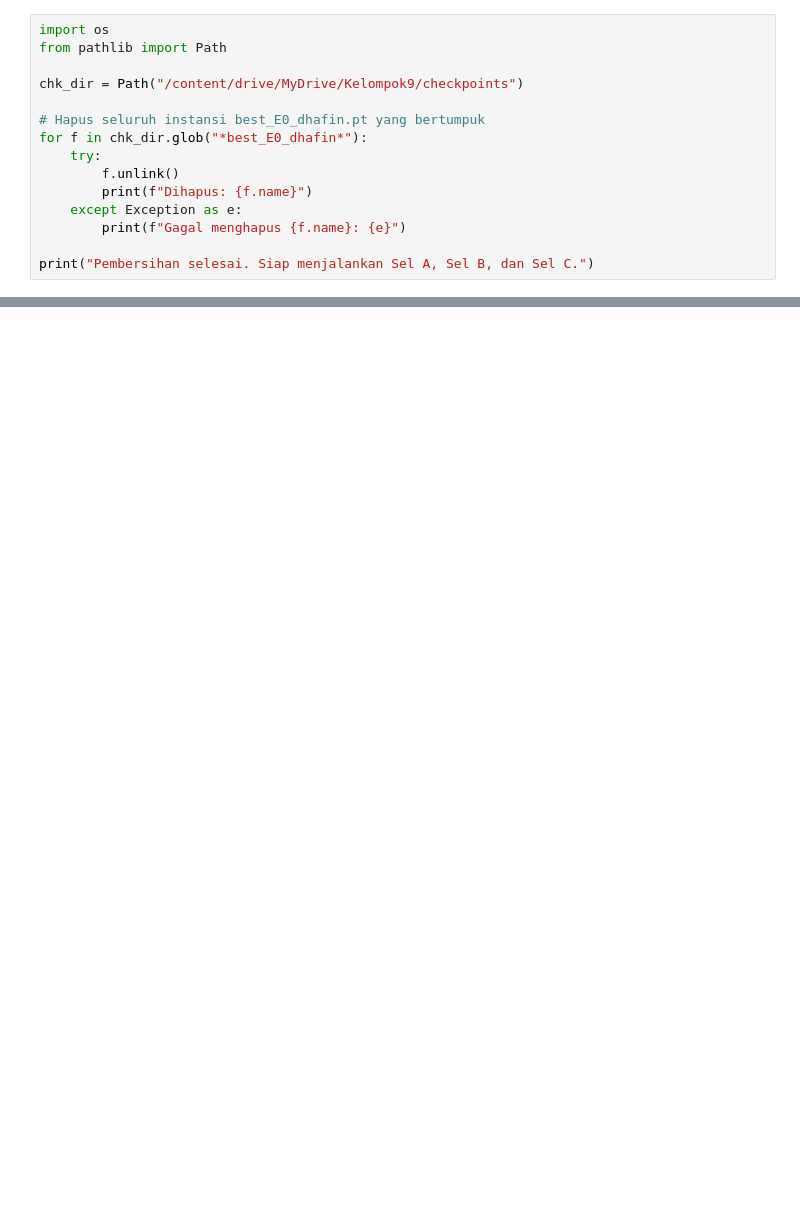
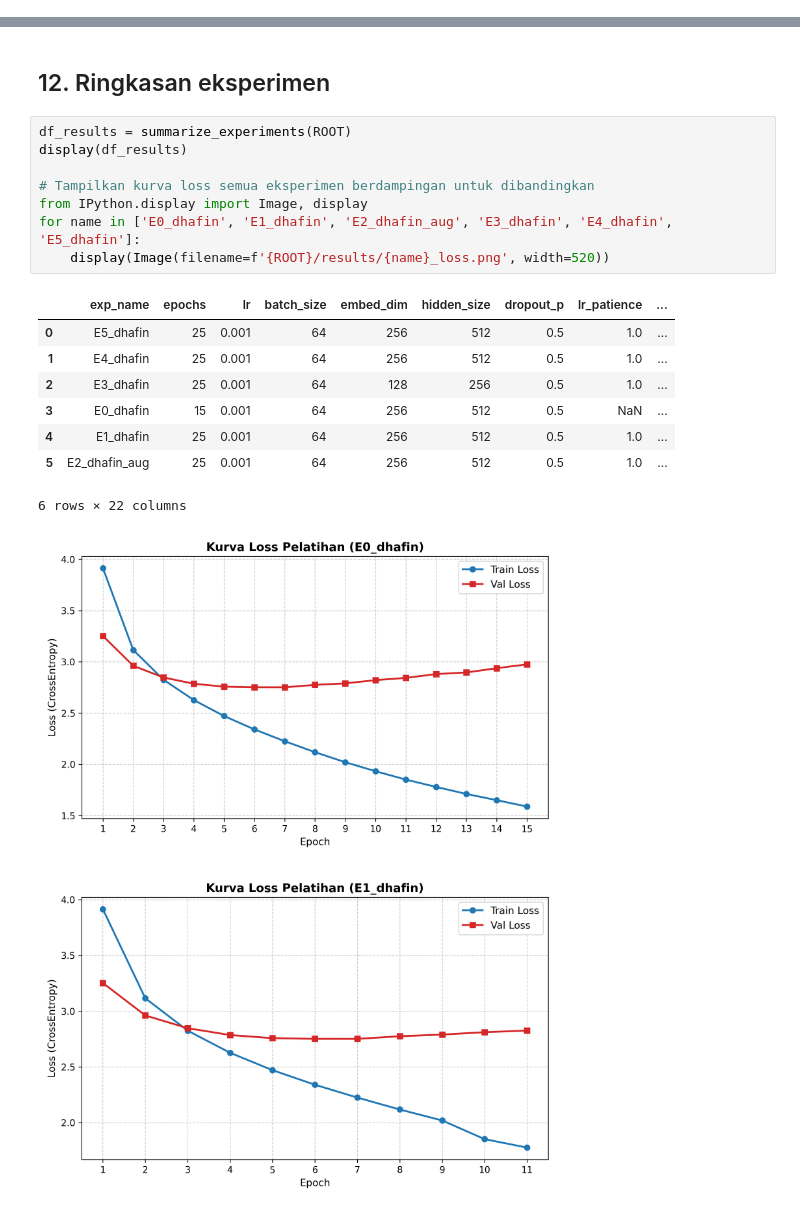
Before and after one commit to alifihsan7/kelompok9-image-captioning, a Jupyter notebook: notebooks/03_train.ipynb, the cells around one changed output, grey strips where cells are left out. Cells and saved outputs as stored; diff of their text form; blank space fills up the shorter version.

```diff
--- a/notebooks/03_train.ipynb
+++ b/notebooks/03_train.ipynb
@@ -1366,15 +34,0 @@ Overwriting /content/drive/MyDrive/Kelompok9/src/train_utils.py
-# %%
-import os
-from pathlib import Path
-
-chk_dir = Path("/content/drive/MyDrive/Kelompok9/checkpoints")
-
-# Hapus seluruh instansi best_E0_dhafin.pt yang bertumpuk
-for f in chk_dir.glob("*best_E0_dhafin*"):
-    try:
-        f.unlink()
-        print(f"Dihapus: {f.name}")
-    except Exception as e:
-        print(f"Gagal menghapus {f.name}: {e}")
-
-print("Pembersihan selesai. Siap menjalankan Sel A, Sel B, dan Sel C.")
@@ -1382,0 +1267,21 @@ Pembersihan selesai. Siap menjalankan Sel A, Sel B, dan Sel C.
+# %% [markdown]
+## 12. Ringkasan eksperimen
+# %%
+df_results = summarize_experiments(ROOT)
+display(df_results)
+
+# Tampilkan kurva loss semua eksperimen berdampingan untuk dibandingkan
+from IPython.display import Image, display
+for name in ['E0_dhafin', 'E1_dhafin', 'E2_dhafin_aug', 'E3_dhafin', 'E4_dhafin', 'E5_dhafin']:
+    display(Image(filename=f'{ROOT}/results/{name}_loss.png', width=520))
+# %% [output]
+|  | exp_name | epochs | lr | batch_size | embed_dim | hidden_size | dropout_p | lr_patience | ... |
+| 0 | E5_dhafin | 25 | 0.001 | 64 | 256 | 512 | 0.5 | 1.0 | ... |
+| 1 | E4_dhafin | 25 | 0.001 | 64 | 256 | 512 | 0.5 | 1.0 | ... |
+| 2 | E3_dhafin | 25 | 0.001 | 64 | 128 | 256 | 0.5 | 1.0 | ... |
+| 3 | E0_dhafin | 15 | 0.001 | 64 | 256 | 512 | 0.5 | NaN | ... |
+| 4 | E1_dhafin | 25 | 0.001 | 64 | 256 | 512 | 0.5 | 1.0 | ... |
+| 5 | E2_dhafin_aug | 25 | 0.001 | 64 | 256 | 512 | 0.5 | 1.0 | ... |
+6 rows × 22 columns
+[figure, added]
+[figure, added]
```
Also changed, not shown: parts of 42 cells of this notebook.
